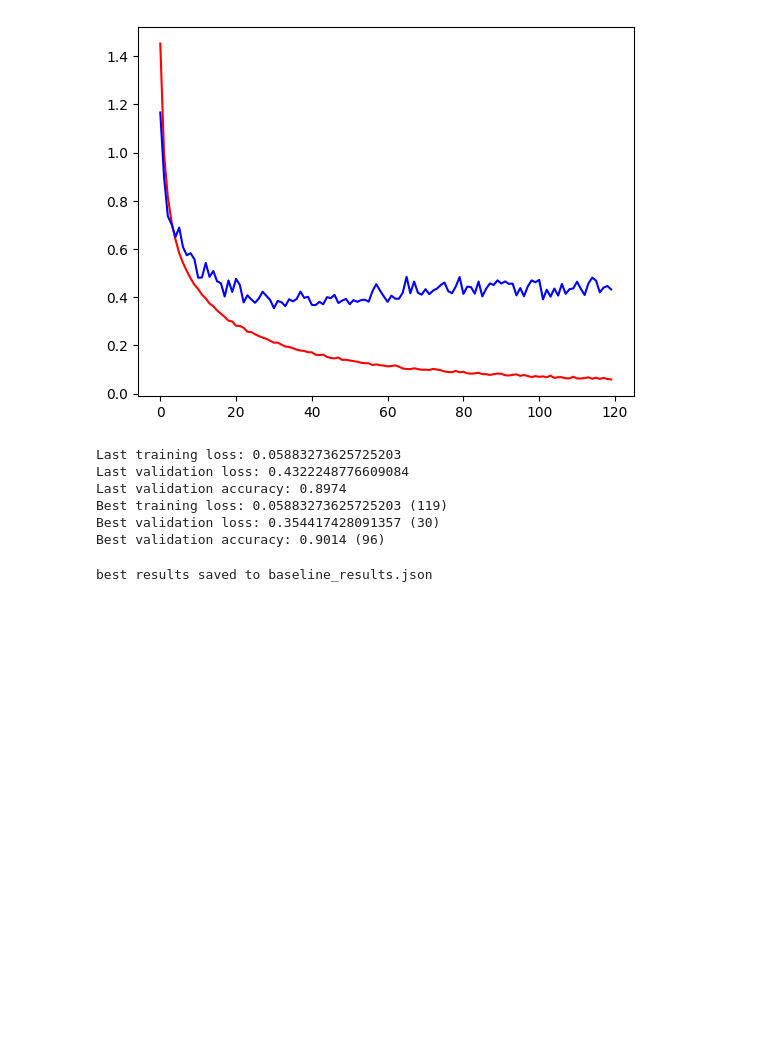
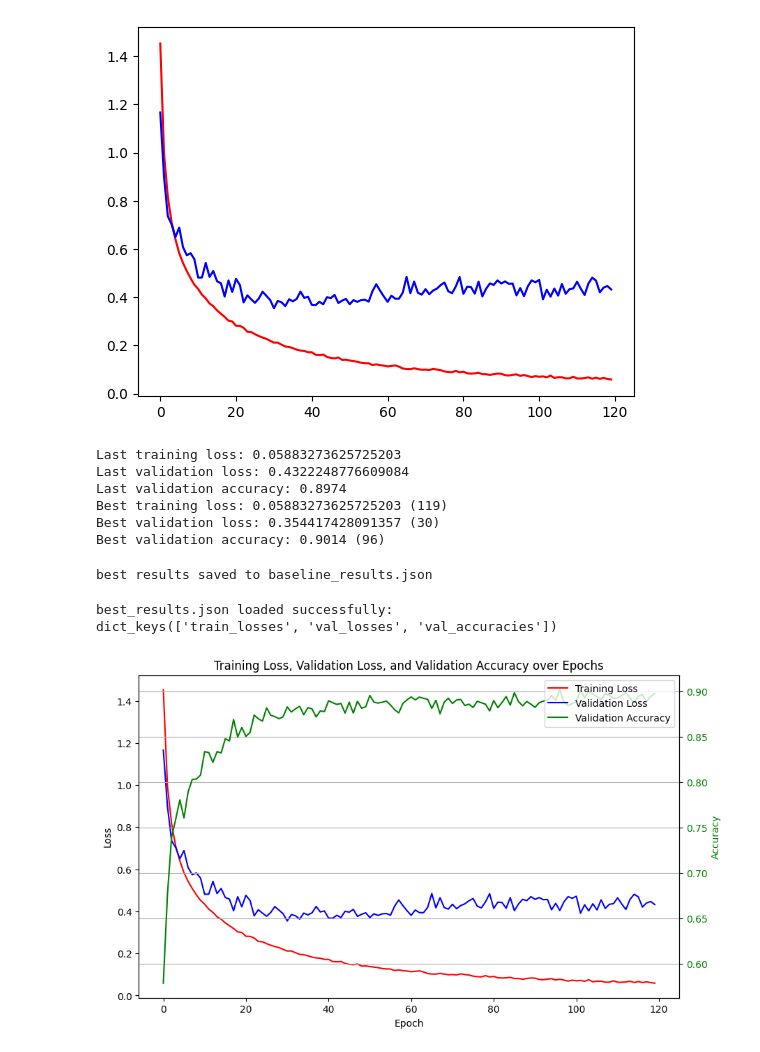
Before and after one commit to tomasbelak24/deeplearning-vision, a Jupyter notebook: hw1/best_model.ipynb, the cells around one changed output. Drawn from its saved outputs; the diff is of its cells as text; code cells hidden in the pictures; blank space fills up the shorter version.

Commit message:
added graph

```diff
--- a/hw1/best_model.ipynb
+++ b/hw1/best_model.ipynb
@@ -258,3 +258,44 @@ with open('best_results.json', 'w') as f:
 print("best results saved to baseline_results.json")
 # %% [output]
 best results saved to baseline_results.json
+# %%
+import json
+
+with open('best_results.json', 'r') as f:
+    loaded_results = json.load(f)
+
+print("best_results.json loaded successfully:")
+print(loaded_results.keys())
+# %% [output]
+best_results.json loaded successfully:
+dict_keys(['train_losses', 'val_losses', 'val_accuracies'])
+# %%
+epoch_train_losses = loaded_results['train_losses']
+epoch_val_losses = loaded_results['val_losses']
+epoch_val_accs = loaded_results['val_accuracies']
+# %%
+import matplotlib.pyplot as plt
+
+fig, ax1 = plt.subplots(figsize=(10, 6))
+
+# Plot losses on the primary y-axis
+ax1.plot(epoch_train_losses, c='r', label='Training Loss')
+ax1.plot(epoch_val_losses, c='b', label='Validation Loss')
+ax1.set_xlabel('Epoch')
+ax1.set_ylabel('Loss', color='black')
+ax1.tick_params(axis='y', labelcolor='black')
+
+# Create a secondary y-axis for accuracy
+ax2 = ax1.twinx()
+ax2.plot(epoch_val_accs, c='g', label='Validation Accuracy')
+ax2.set_ylabel('Accuracy', color='green')
+ax2.tick_params(axis='y', labelcolor='green')
+
+# Add title and legend
+plt.title('Training Loss, Validation Loss, and Validation Accuracy over Epochs')
+fig.legend(loc='upper right', bbox_to_anchor=(1,1), bbox_transform=ax1.transAxes)
+
+plt.grid(True)
+plt.show()
+# %% [output]
+[figure, added]
```
